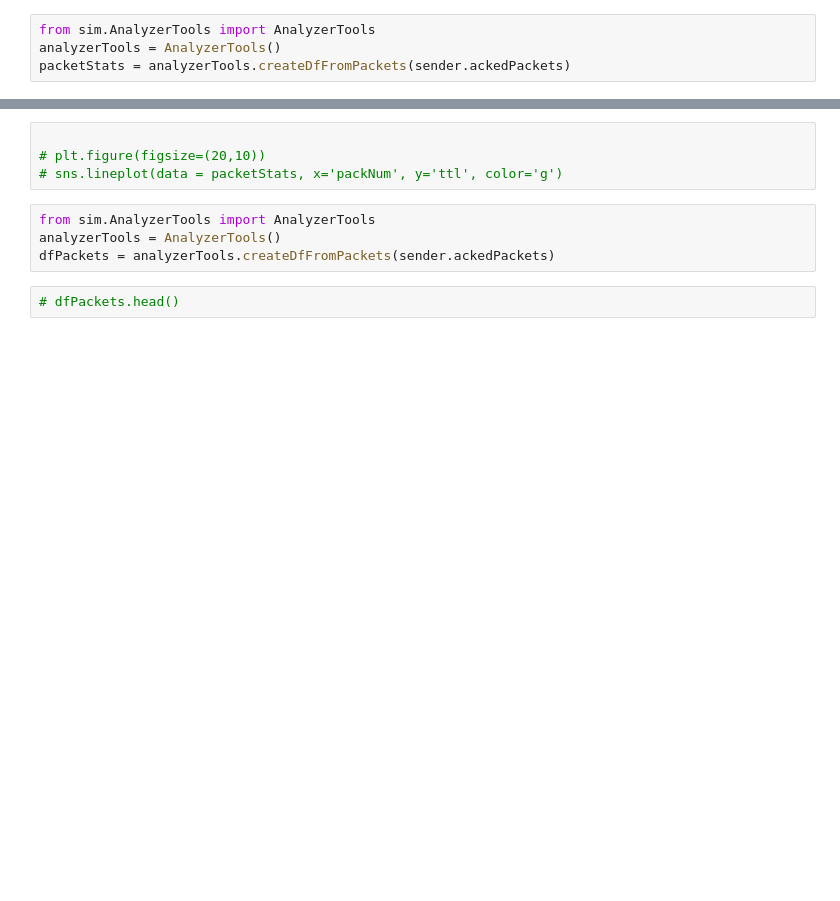
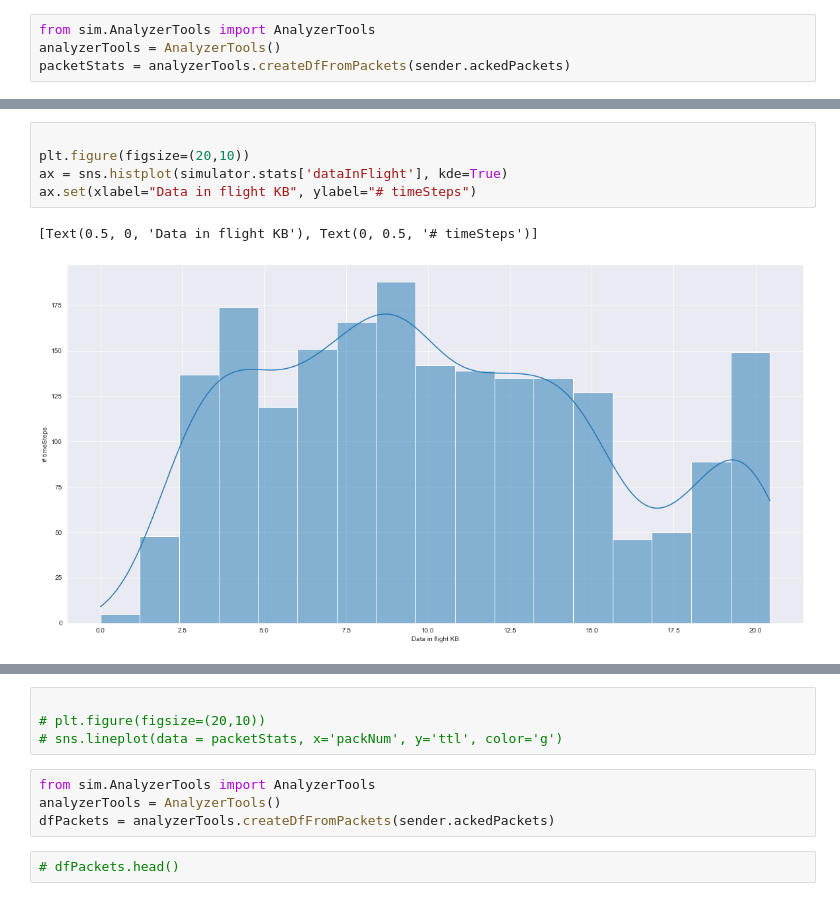
Before and after one commit to adhocmaster/netmad, a Jupyter notebook: notebooks/simulation-2-BottleNeckPath.ipynb, the cells around one changed output, grey strips where cells are left out. Saved outputs shown, nothing was run; the diff lists cells and outputs as text; blank space fills up the shorter version.

```diff
--- a/notebooks/simulation-2-BottleNeckPath.ipynb
+++ b/notebooks/simulation-2-BottleNeckPath.ipynb
@@ -85,0 +86,8 @@ sns.histplot(packetStats.ttl, kde=True)
+# %%
+
+plt.figure(figsize=(20,10))
+ax = sns.histplot(simulator.stats['dataInFlight'], kde=True)
+ax.set(xlabel="Data in flight KB", ylabel="# timeSteps")
+# %% [output]
+[Text(0.5, 0, 'Data in flight KB'), Text(0, 0.5, '# timeSteps')]
+[figure, added]
```
Also changed, not shown: parts of 7 cells of this notebook, 1 other file.
